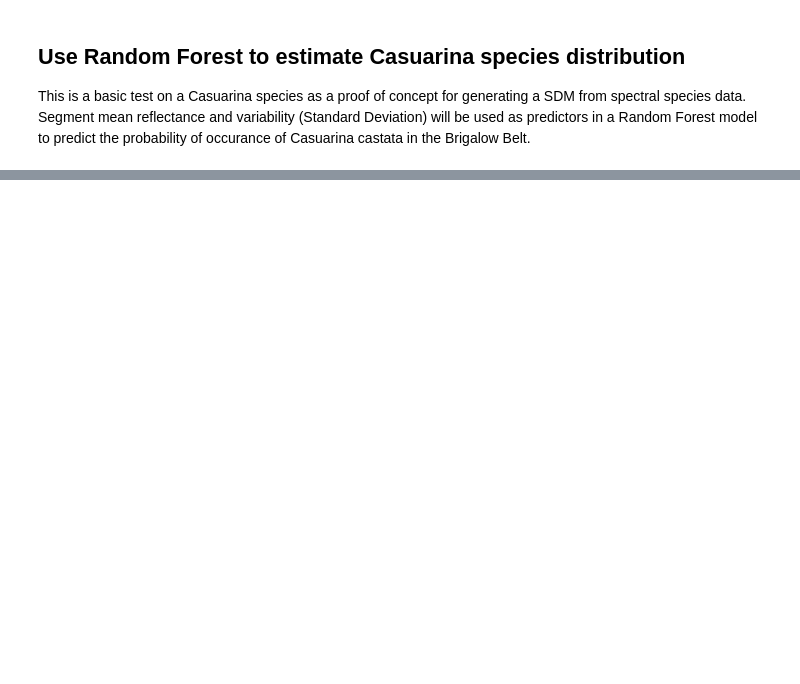
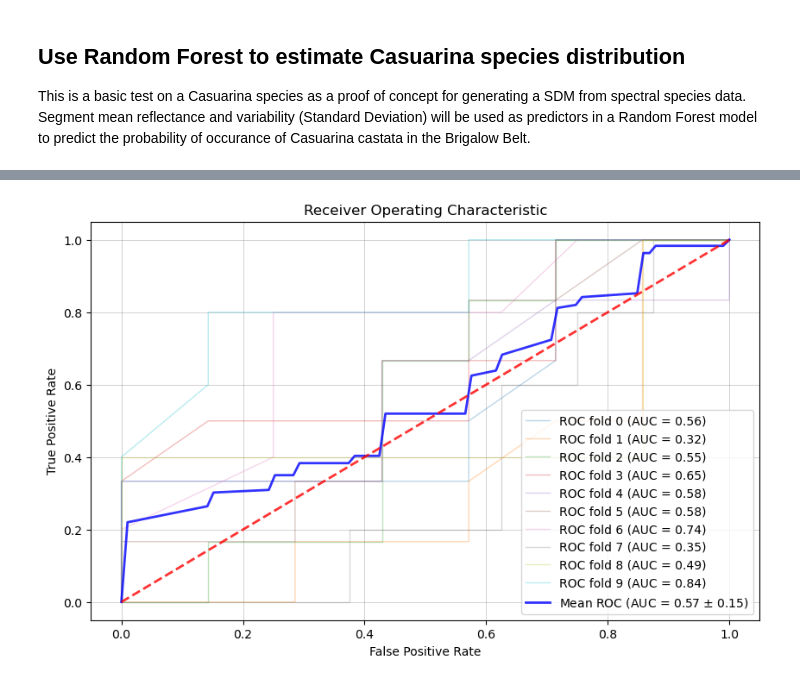
Before and after one commit to t-hackwood/SpectralBotany, a Jupyter notebook: notebooks/SpectralBotany.ipynb, the cells around one changed output, grey strips where cells are left out. Drawn from its saved outputs; the diff is of its cells as text; code cells hidden in the pictures; blank space fills up the shorter version.

```diff
--- a/notebooks/SpectralBotany.ipynb
+++ b/notebooks/SpectralBotany.ipynb
@@ -1045,0 +1642,53 @@ plot_thematic_to_html(outRaster, "Dichathium_prob.html", zoom=8, nodata=noData,
+# %%
+# Make a ROC Curve
+# Create stratified k-fold cross-validator
+kf = StratifiedKFold(n_splits=10)
+
+# Initialize variables to store results
+tprs = []
+aucs = []
+mean_fpr = np.linspace(0, 1, 100)
+fig, ax = plt.subplots(figsize=(10, 6))
+
+for i, (train_index, test_index) in enumerate(kf.split(x, y)):
+    # Fit the model
+    pipeline.fit(X[train_index], y[train_index])
+
+    # Predict probabilities
+    y_pred_proba = pipeline.predict_proba(X[test_index])[:, 1]
+
+    # Calculate ROC curve and AUC
+    fpr, tpr, _ = roc_curve(y[test_index], y_pred_proba)
+    roc_auc = auc(fpr, tpr)
+    aucs.append(roc_auc)
+
+    # Interpolate TPR at mean FPR points
+    interp_tpr = np.interp(mean_fpr, fpr, tpr)
+    interp_tpr[0] = 0.0
+    tprs.append(interp_tpr)
+
+    # Plot the ROC curve for current fold
+    ax.plot(fpr, tpr, lw=1, alpha=0.3, label=f'ROC fold {i} (AUC = {roc_auc:.2f})')
+
+# Calculate mean TPR and AUC
+mean_tpr = np.mean(tprs, axis=0)
+mean_tpr[-1] = 1.0
+mean_auc = auc(mean_fpr, mean_tpr)
+std_auc = np.std(aucs)
+
+# Plot mean ROC
+ax.plot(mean_fpr, mean_tpr, color='b', label=r'Mean ROC (AUC = %0.2f $\pm$ %0.2f)' % (mean_auc, std_auc), lw=2, alpha=.8)
+
+# Plot chance level
+ax.plot([0, 1], [0, 1], linestyle='--', lw=2, color='r', alpha=.8)
+
+# Customize plot
+ax.set(xlim=[-0.05, 1.05], ylim=[-0.05, 1.05], title="Receiver Operating Characteristic")
+ax.legend(loc="lower right")
+plt.xlabel('False Positive Rate')
+plt.ylabel('True Positive Rate')
+# Add a transparent grey grid
+plt.grid(color='grey', linestyle='-', linewidth=0.5, alpha=0.5)
+plt.show()
+# %% [output]
+[figure, added]
```
Also changed, not shown: parts of 57 cells of this notebook, 6 other files.
